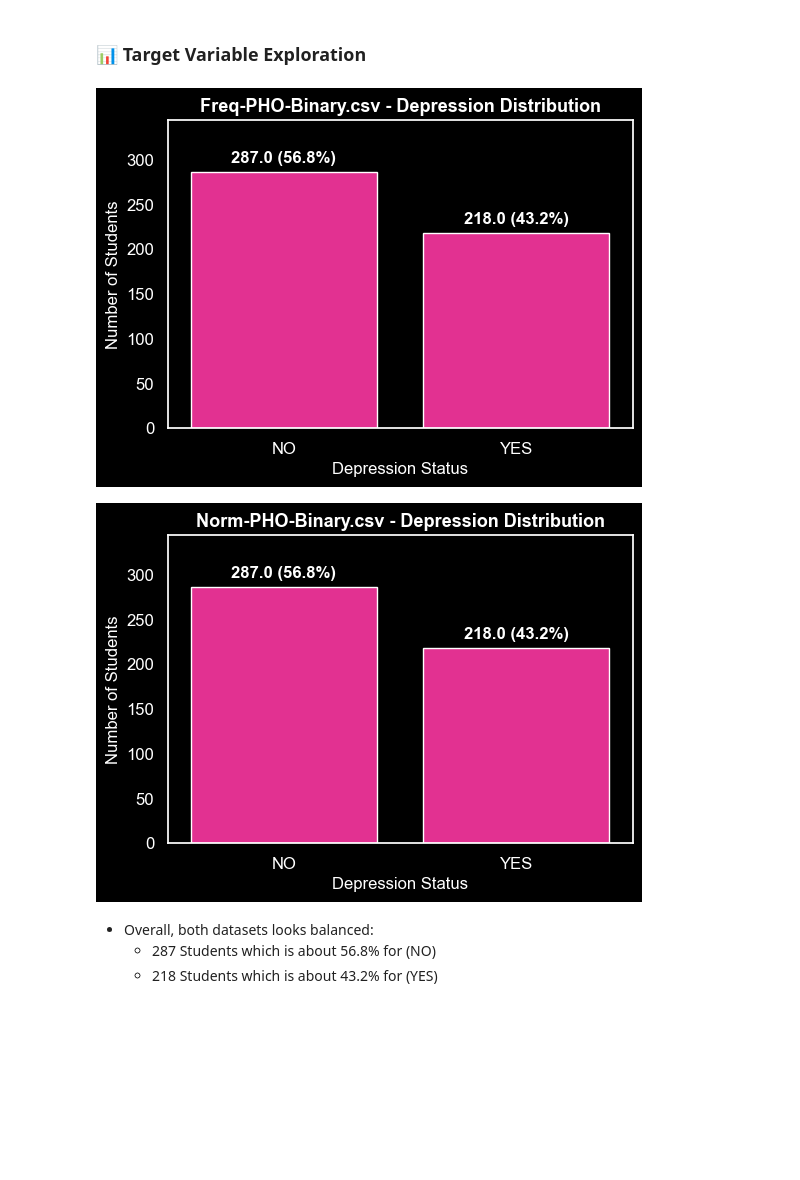
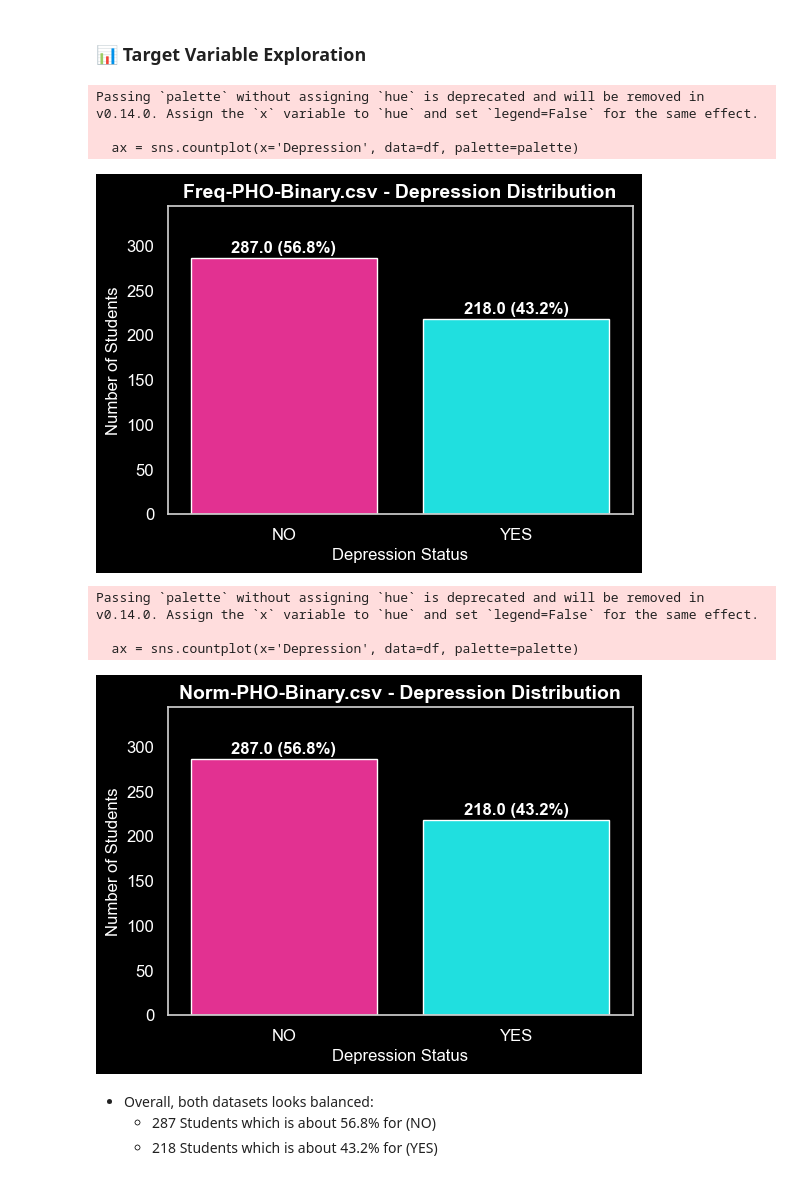
Before and after one commit to Syaza777/Classification-Depression-Dataset-Using-KNN-DT-SVM, a Jupyter notebook: A1.ipynb, the cells around one changed output. Drawn from its saved outputs; the diff is of its cells as text; code cells hidden in the pictures; blank space fills up the shorter version.

Commit message:
Update Data Preprocessing

```diff
--- a/A1.ipynb
+++ b/A1.ipynb
@@ -304,47 +304,60 @@ Norm-PHO-Binary.csv Categorical Summary
 # %% [markdown]
 ### 📊 Target Variable Exploration
 # %%
-# Function to plot target distribution
 def plot_target_distribution(df, dataset_name):
-    plt.figure(figsize=(6,4), facecolor='black')  # Figure background black
+    plt.figure(figsize=(6,4), facecolor='black')
 
-    # Countplot
-    ax = sns.countplot(x='Depression', data=df, color='deeppink')
+    # Automatically assign colors for YES/NO
+    depression_values = df['Depression'].unique()
+    palette = {}
+    for val in depression_values:
+        if val.upper() == 'NO':
+            palette[val] = 'deeppink'
+        elif val.upper() == 'YES':
+            palette[val] = 'cyan'
+        else:
+            palette[val] = 'gray'
+
+    # Countplot with palette
+    ax = sns.countplot(x='Depression', data=df, palette=palette)
     ax.set_facecolor('black')
-
-    # Remove grid lines
     ax.grid(False)
 
-    # Increase y-axis limit to fit labels
+    # Increase y-axis limit
     max_count = df['Depression'].value_counts().max()
-    ax.set_ylim(0, max_count + max_count*0.2)  # Add 20% padding
+    ax.set_ylim(0, max_count * 1.2)
 
-    # Add value labels (count + percentage)
+    # Add count + percentage labels
     total = len(df)
     for p in ax.patches:
         height = p.get_height()
         percentage = height / total * 100
         label = f"{height} ({percentage:.1f}%)"
-        ax.text(p.get_x() + p.get_width()/2, height + 10, label,
+        ax.text(p.get_x() + p.get_width()/2, height + max_count*0.02, label,
                 ha='center', color='white', fontsize=12, fontweight='bold')
 
     # Titles and labels
-    ax.set_title(f'{dataset_name} - Depression Distribution', fontsize=13, color='white', fontweight='bold')
+    ax.set_title(f'{dataset_name} - Depression Distribution',
+                 fontsize=14, color='white', fontweight='bold')
     ax.set_xlabel('Depression Status', fontsize=12, color='white')
     ax.set_ylabel('Number of Students', fontsize=12, color='white')
 
-    # Ticks
     ax.tick_params(axis='x', colors='white', labelsize=12)
     ax.tick_params(axis='y', colors='white', labelsize=12)
 
     plt.show()
-
-# Apply to both datasets
+# Plot for both datasets
 plot_target_distribution(freq, "Freq-PHO-Binary.csv")
 plot_target_distribution(norm, "Norm-PHO-Binary.csv")
 # %% [output]
+Passing `palette` without assigning `hue` is deprecated and will be removed in v0.14.0. Assign the `x` variable to `hue` and set `legend=False` for the same effect.
+
+  ax = sns.countplot(x='Depression', data=df, palette=palette)
-[figure, old version]
+[figure, new version]
+Passing `palette` without assigning `hue` is deprecated and will be removed in v0.14.0. Assign the `x` variable to `hue` and set `legend=False` for the same effect.
+
+  ax = sns.countplot(x='Depression', data=df, palette=palette)
-[figure, old version]
+[figure, new version]
 # %% [markdown]
 * Overall, both datasets looks balanced:
     - 287 Students which is about 56.8% for (NO)
```
